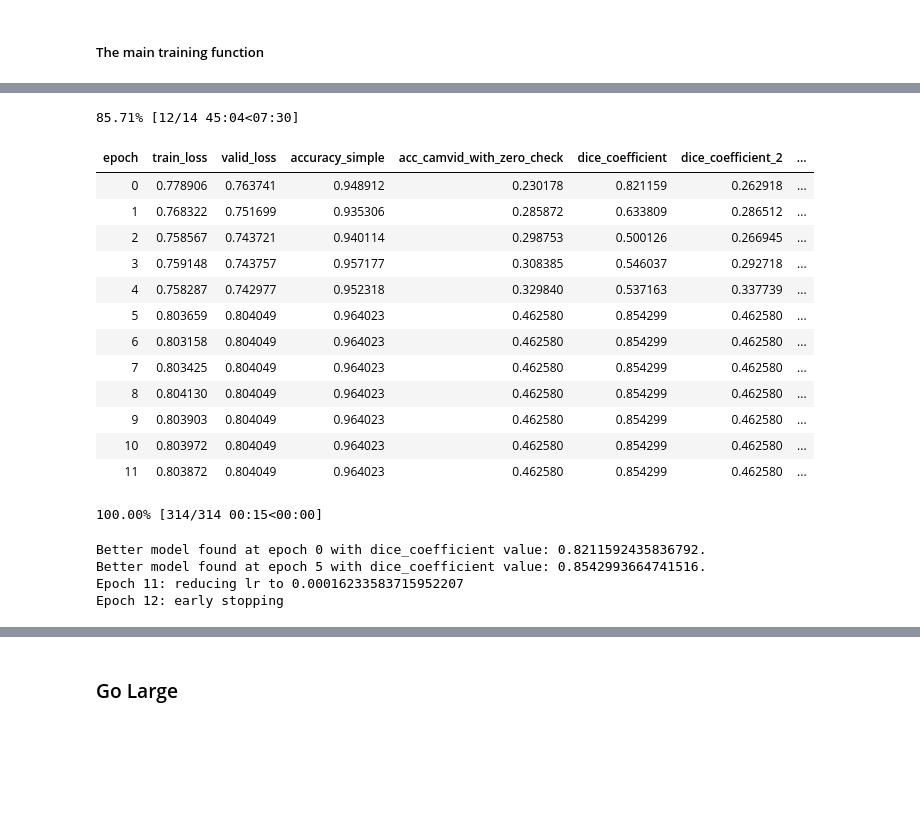
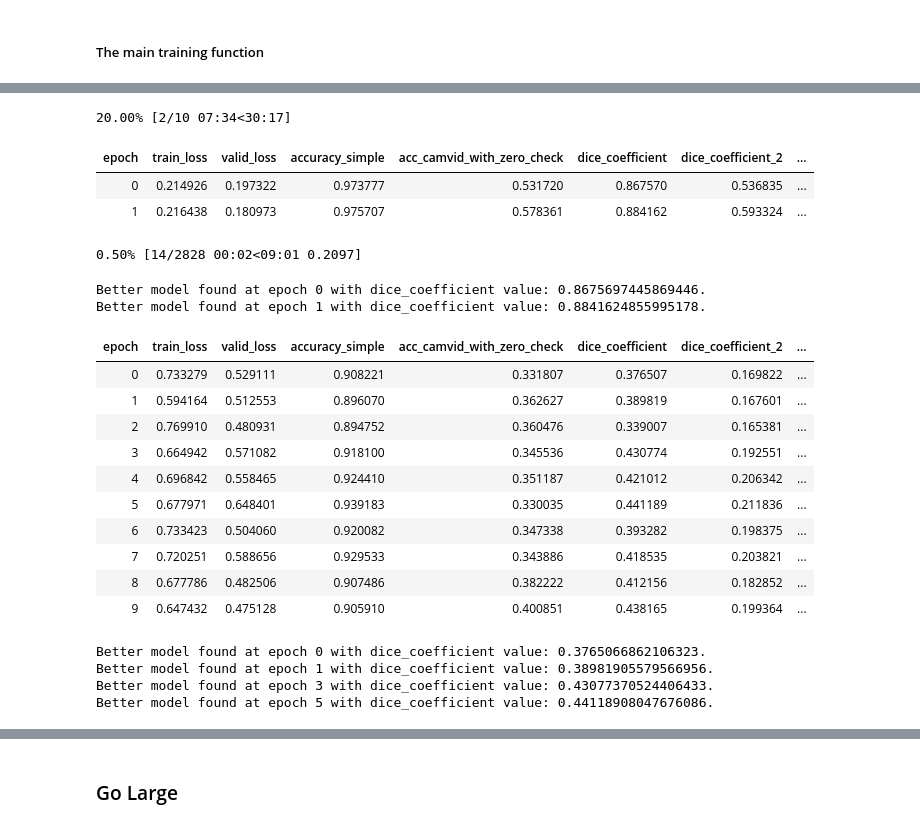
Before and after one commit to gilfernandes/fastai-exercises, a Jupyter notebook: nbs_gil/Severstal Losses.ipynb, the cells around one changed output, grey strips where cells are left out. Cells and saved outputs as stored; diff of their text form; code cells hidden in the pictures; blank space fills up the shorter version.

```diff
--- a/nbs_gil/Severstal Losses.ipynb
+++ b/nbs_gil/Severstal Losses.ipynb
@@ -170,6 +170,19 @@ def get_extra_transforms(max_rotate:float=3., max_zoom:float=1.1,
     res.extend([contrast(scale=(1-mp[0], 1/(1-mp[0])), p=mp[1]) for mp in zip(max_lightings, p_lightings)])
     #       train                   , valid
     return (res, [crop_pad()])
+
+def get_simple_transforms(max_rotate:float=3., max_zoom:float=1.1,
+                   max_lighting:float=0.2, max_warp:float=0.2, p_affine:float=0.75,
+                   p_lighting:float=0.75, xtra_tfms:Optional[Collection[Transform]]=None)->Collection[Transform]:
+    "Utility func to easily create a list of flip, rotate, `zoom`, warp, lighting transforms."
+    res = [
+        rand_crop(),
+        symmetric_warp(magnitude=(-max_warp,max_warp), p=p_affine),
+        rotate(degrees=(-max_rotate,max_rotate), p=p_affine),
+        rand_zoom(scale=(1., max_zoom), p=p_affine)
+          ]
+    #       train                   , valid
+    return (res, [crop_pad()])
 # %% [markdown]
 ### Prepare data bunch
 # %%
@@ -186,7 +199,7 @@ src = (SegmentationItemList.from_folder(path/'train_images')
 bs = 4
 size = src_size//4
 # %%
-data = (src.transform(get_extra_transforms(), size=size, tfm_y=True)
+data = (src.transform(get_simple_transforms(), size=size, tfm_y=True)
         .add_test(ImageList.from_folder(path/'test_images'), tfms=None, tfm_y=False)
         .databunch(bs=bs)
         .normalize(imagenet_stats))
@@ -357,7 +605,11 @@ metrics=accuracy_simple, acc_camvid_with_zero_check, dice_coefficient, dice_coef
 wd=1e-2
 # %%
 learn = unet_learner(data, models.resnet34, metrics=metrics, wd=wd, bottle=True)
-# learn.loss_func = CrossEntropyFlat(axis=1, weight=torch.tensor([2.0, .5, .5, .5, .5]).cuda())
-learn.loss_func = CombinedCrossEntropyFlat()
+# learn.loss_func = CrossEntropyFlat(axis=1, weight=torch.tensor([0.5, .5, .5, .5, .5]).cuda())
+learn.loss_func = DiceLoss(zero_cat_factor=0.5)
+# learn.loss_func = DiceLoss2()
+# learn.loss_func = CombinedCrossEntropyFlat()
+# learn.loss_func = WeightedCrossEntropyLoss(weight=torch.tensor([5.0, 1.0, 1.0, 1.0, 1.0]).cuda())
+# learn.loss_func = LovaszSoftmax()
 learn.loss_func
 # %% [output]
@@ -376,28 +628,35 @@ LR Finder is complete, type {learner_name}.recorder.plot() to see the graph.
 # %%
-lr=1e-03
+lr=1e-04
 # %%
-train_learner(learn, slice(lr), epochs=14, pct_start=0.8, best_model_name='bestmodel-frozen-1',
+train_learner(learn, slice(lr), epochs=10, pct_start=0.8, best_model_name='bestmodel-frozen-1',
               patience_early_stop=6, patience_reduce_lr = 5)
 # %% [output]
-85.71% [12/14 45:04<07:30]
+20.00% [2/10 07:34<30:17]
 | epoch | train_loss | valid_loss | accuracy_simple | acc_camvid_with_zero_check | dice_coefficient | dice_coefficient_2 | ... |
-| 0 | 0.778906 | 0.763741 | 0.948912 | 0.230178 | 0.821159 | 0.262918 | ... |
-| 1 | 0.768322 | 0.751699 | 0.935306 | 0.285872 | 0.633809 | 0.286512 | ... |
-| 2 | 0.758567 | 0.743721 | 0.940114 | 0.298753 | 0.500126 | 0.266945 | ... |
-| 3 | 0.759148 | 0.743757 | 0.957177 | 0.308385 | 0.546037 | 0.292718 | ... |
-| 4 | 0.758287 | 0.742977 | 0.952318 | 0.329840 | 0.537163 | 0.337739 | ... |
-| 5 | 0.803659 | 0.804049 | 0.964023 | 0.462580 | 0.854299 | 0.462580 | ... |
-| 6 | 0.803158 | 0.804049 | 0.964023 | 0.462580 | 0.854299 | 0.462580 | ... |
-| 7 | 0.803425 | 0.804049 | 0.964023 | 0.462580 | 0.854299 | 0.462580 | ... |
-| 8 | 0.804130 | 0.804049 | 0.964023 | 0.462580 | 0.854299 | 0.462580 | ... |
-| 9 | 0.803903 | 0.804049 | 0.964023 | 0.462580 | 0.854299 | 0.462580 | ... |
-| 10 | 0.803972 | 0.804049 | 0.964023 | 0.462580 | 0.854299 | 0.462580 | ... |
-| 11 | 0.803872 | 0.804049 | 0.964023 | 0.462580 | 0.854299 | 0.462580 | ... |
+| 0 | 0.214926 | 0.197322 | 0.973777 | 0.531720 | 0.867570 | 0.536835 | ... |
+| 1 | 0.216438 | 0.180973 | 0.975707 | 0.578361 | 0.884162 | 0.593324 | ... |
-100.00% [314/314 00:15<00:00]
+0.50% [14/2828 00:02<09:01 0.2097]
-Better model found at epoch 0 with dice_coefficient value: 0.8211592435836792.
-Better model found at epoch 5 with dice_coefficient value: 0.8542993664741516.
-Epoch 11: reducing lr to 0.00016233583715952207
-Epoch 12: early stopping
+Better model found at epoch 0 with dice_coefficient value: 0.8675697445869446.
+Better model found at epoch 1 with dice_coefficient value: 0.8841624855995178.
+# %%
+train_learner(learn, slice(lr), epochs=10, pct_start=0.8, best_model_name='bestmodel-frozen-1',
+              patience_early_stop=6, patience_reduce_lr = 5)
+# %% [output]
+| epoch | train_loss | valid_loss | accuracy_simple | acc_camvid_with_zero_check | dice_coefficient | dice_coefficient_2 | ... |
+| 0 | 0.733279 | 0.529111 | 0.908221 | 0.331807 | 0.376507 | 0.169822 | ... |
+| 1 | 0.594164 | 0.512553 | 0.896070 | 0.362627 | 0.389819 | 0.167601 | ... |
+| 2 | 0.769910 | 0.480931 | 0.894752 | 0.360476 | 0.339007 | 0.165381 | ... |
+| 3 | 0.664942 | 0.571082 | 0.918100 | 0.345536 | 0.430774 | 0.192551 | ... |
+| 4 | 0.696842 | 0.558465 | 0.924410 | 0.351187 | 0.421012 | 0.206342 | ... |
+| 5 | 0.677971 | 0.648401 | 0.939183 | 0.330035 | 0.441189 | 0.211836 | ... |
+| 6 | 0.733423 | 0.504060 | 0.920082 | 0.347338 | 0.393282 | 0.198375 | ... |
+| 7 | 0.720251 | 0.588656 | 0.929533 | 0.343886 | 0.418535 | 0.203821 | ... |
+| 8 | 0.677786 | 0.482506 | 0.907486 | 0.382222 | 0.412156 | 0.182852 | ... |
+| 9 | 0.647432 | 0.475128 | 0.905910 | 0.400851 | 0.438165 | 0.199364 | ... |
+Better model found at epoch 0 with dice_coefficient value: 0.3765066862106323.
+Better model found at epoch 1 with dice_coefficient value: 0.38981905579566956.
+Better model found at epoch 3 with dice_coefficient value: 0.43077370524406433.
+Better model found at epoch 5 with dice_coefficient value: 0.44118908047676086.
 # %%
 learn.save('stage-1')
 # %%
```
Also changed, not shown: parts of 13 cells of this notebook.
